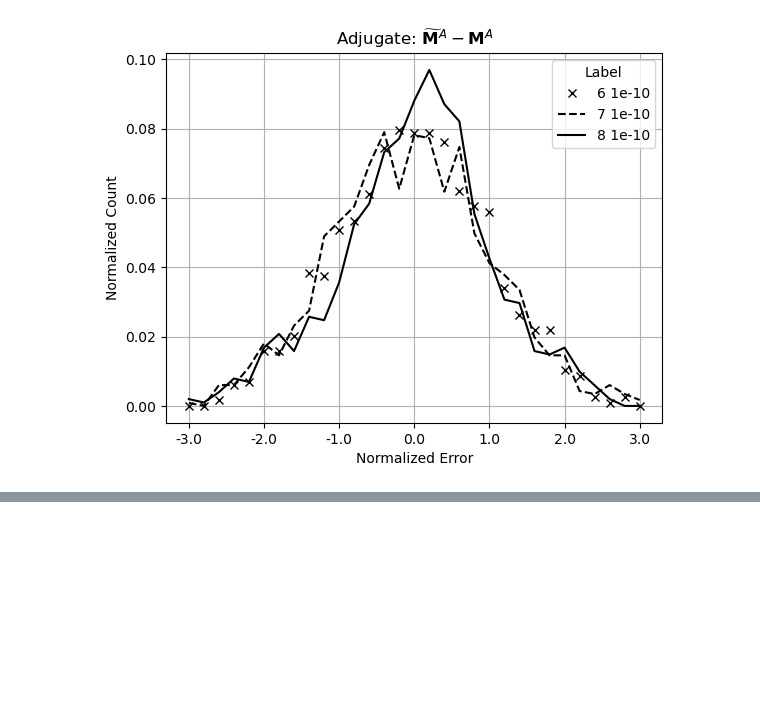
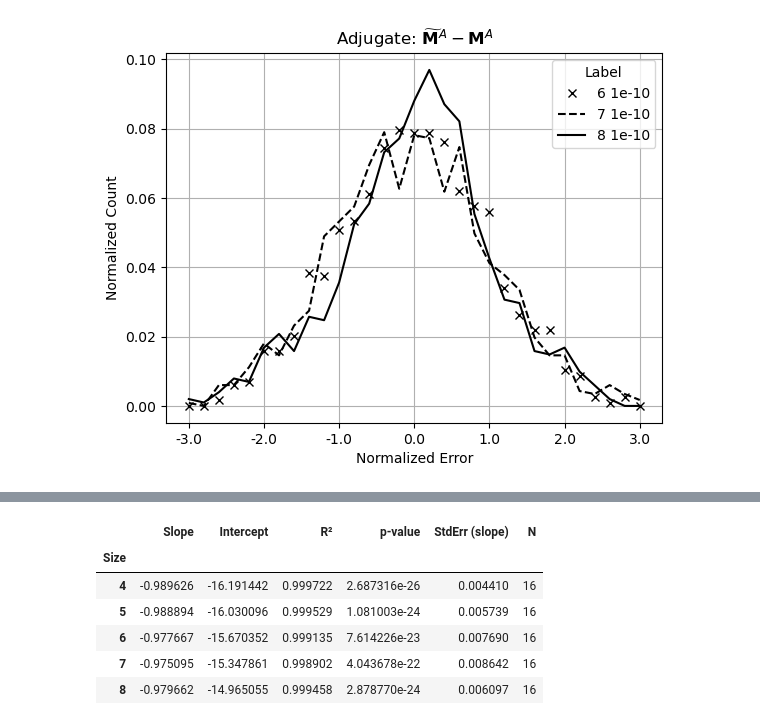
Before and after one commit to Chengpu0707/VarianceArithmetic, a Jupyter notebook: IPyNb/AdjugateMatrix.ipynb, the cells around one changed output, grey strips where cells are left out. Cells and saved outputs as stored; diff of their text form; code cells hidden in the pictures; blank space fills up the shorter version.

Commit message:
Add error deviation noise ratio.

```diff
--- a/IPyNb/AdjugateMatrix.ipynb
+++ b/IPyNb/AdjugateMatrix.ipynb
@@ -217,0 +225,31 @@ dfHisto[sHisto].T.plot(grid=True, title='Adjugate: $\widetilde{\mathbf{M}}^A - \
+# %%
+from scipy.stats import linregress
+
+# Restrict to Noise > 1e-17 (drops the zero-input and sub-ulp-floor rows).
+df_fwd = df[df['Noise'] > 1e-17]
+
+regression = []
+for size, group in df_fwd.groupby('Size'):
+    log_noise = np.log10(group['Noise'])
+    log_fed = np.log10(group['Forward Error Deviation'])
+    res = linregress(log_noise, log_fed)
+    regression.append({
+        'Size': size,
+        'Slope': res.slope,
+        'Intercept': res.intercept,
+        'R²': res.rvalue ** 2,
+        'p-value': res.pvalue,
+        'StdErr (slope)': res.stderr,
+        'N': len(group),
+    })
+
+reg_df = pd.DataFrame(regression).set_index('Size')
+reg_df
+# %% [output]
+|  | Slope | Intercept | R² | p-value | StdErr (slope) | N |
+| Size |  |  |  |  |  |  |
+| 4 | -0.989626 | -16.191442 | 0.999722 | 2.687316e-26 | 0.004410 | 16 |
+| 5 | -0.988894 | -16.030096 | 0.999529 | 1.081003e-24 | 0.005739 | 16 |
+| 6 | -0.977667 | -15.670352 | 0.999135 | 7.614226e-23 | 0.007690 | 16 |
+| 7 | -0.975095 | -15.347861 | 0.998902 | 4.043678e-22 | 0.008642 | 16 |
+| 8 | -0.979662 | -14.965055 | 0.999458 | 2.878770e-24 | 0.006097 | 16 |
```
Also changed, not shown: parts of 3 cells of this notebook, 1 other file.
